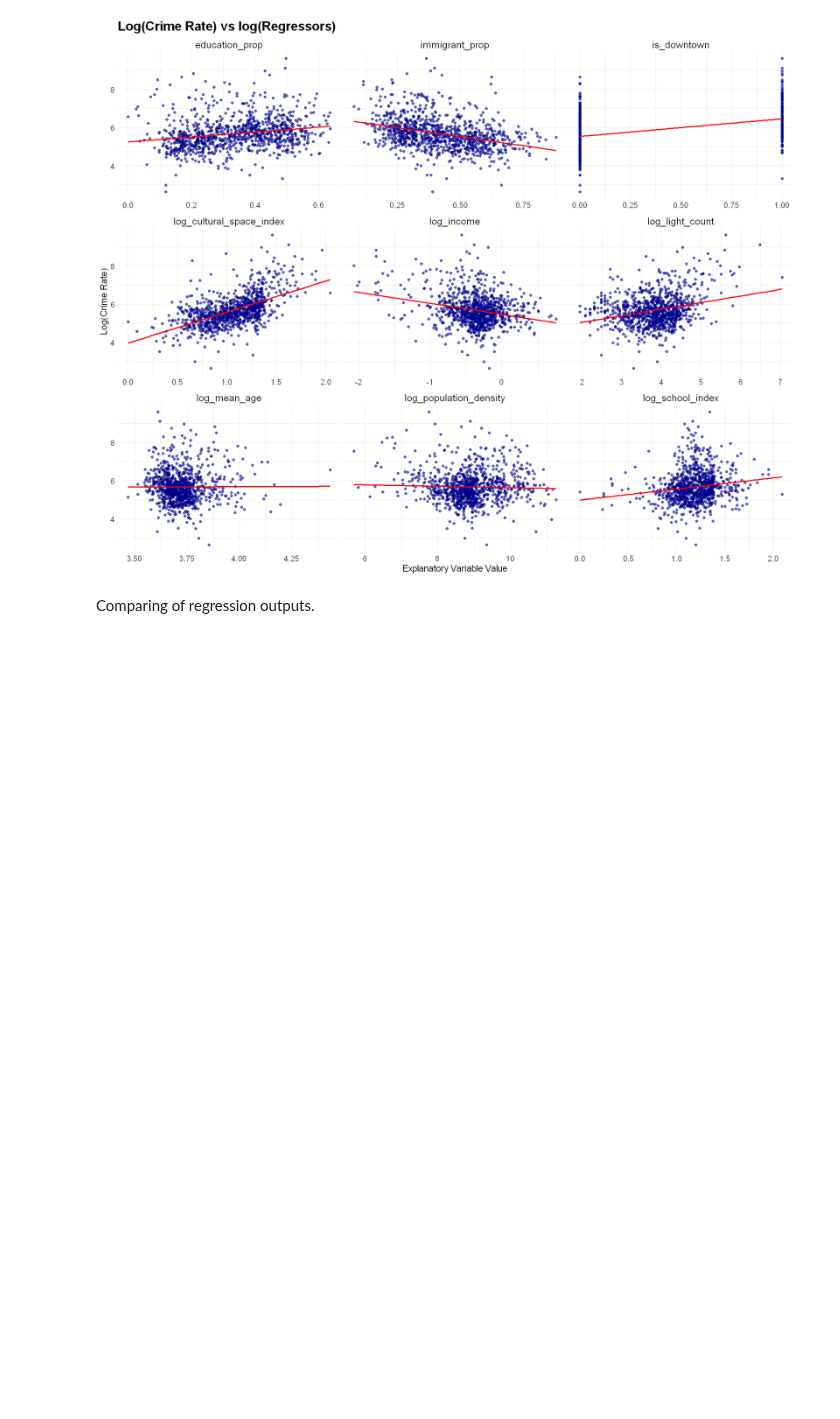
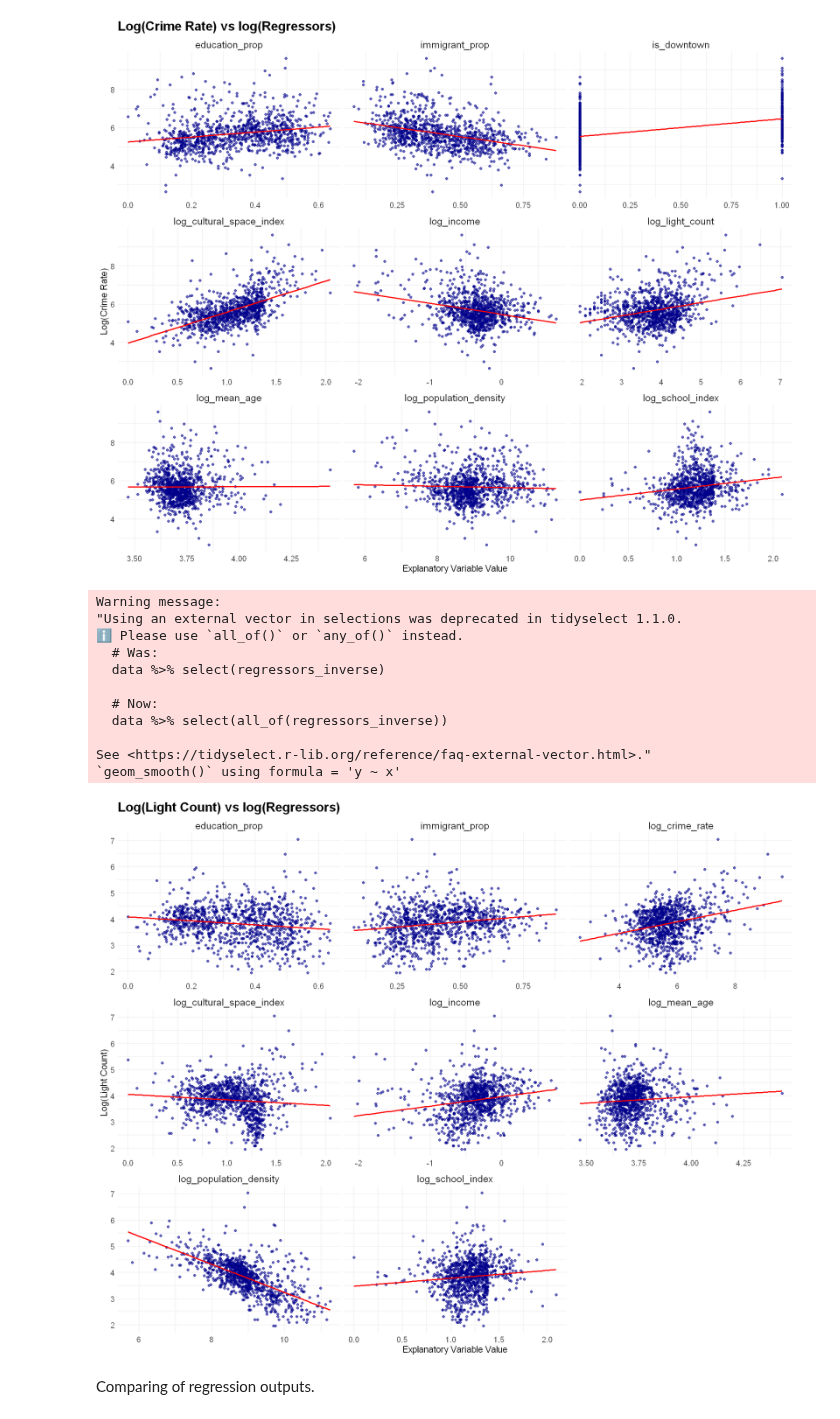
Before and after one commit to Irene-Berezin/econ326, a Jupyter notebook: project_workbook.ipynb, the cells around one changed output. Saved outputs shown, nothing was run; the diff lists cells and outputs as text; code cells hidden in the pictures; blank space fills up the shorter version.

Commit message:
visualization of inverse model

```diff
--- a/project_workbook.ipynb
+++ b/project_workbook.ipynb
@@ -1360,5 +1360,42 @@ Warning message:
 See <https://tidyselect.r-lib.org/reference/faq-external-vector.html>."
 `geom_smooth()` using formula = 'y ~ x'
 [figure]
+# %%
+# Inverse model visualization
+regressors_inverse <- c('log_crime_rate', 'log_school_index', 'log_cultural_space_index',
+                'log_income', 'log_population_density', 'log_mean_age','immigrant_prop', 'education_prop')
+
+long_data_inverse <- census_index_crime_log |>
+  pivot_longer(cols = regressors_inverse,
+               names_to = "regressor",
+               values_to = "value")
+
+log_log_variables_scatter_inverse <- ggplot(long_data_inverse, aes(x = value, y = log_light_count)) +
+  geom_point(color = "darkblue", alpha = 0.6) +
+  facet_wrap(~ regressor, scales = "free_x") +
+  labs(title = "Log(Light Count) vs log(Regressors)",
+       x = "Explanatory Variable Value",
+       y = "Log(Light Count)") +
+  geom_smooth(method = "lm", se = FALSE, color = "red") +
+  theme_minimal() +
+  theme(plot.title = element_text(size = 20, face = "bold"),
+        strip.text = element_text(size = 15),
+        axis.title = element_text(size = 14),
+        axis.text = element_text(size = 12))
+
+log_log_variables_scatter_inverse
+# %% [output]
+Warning message:
+"Using an external vector in selections was deprecated in tidyselect 1.1.0.
+ℹ Please use `all_of()` or `any_of()` instead.
+  # Was:
+  data %>% select(regressors_inverse)
+
+  # Now:
+  data %>% select(all_of(regressors_inverse))
+
+See <https://tidyselect.r-lib.org/reference/faq-external-vector.html>."
+`geom_smooth()` using formula = 'y ~ x'
+[figure, added]
 # %% [markdown]
 Comparing of regression outputs.
```
Also changed, not shown: parts of 2 cells of this notebook.
